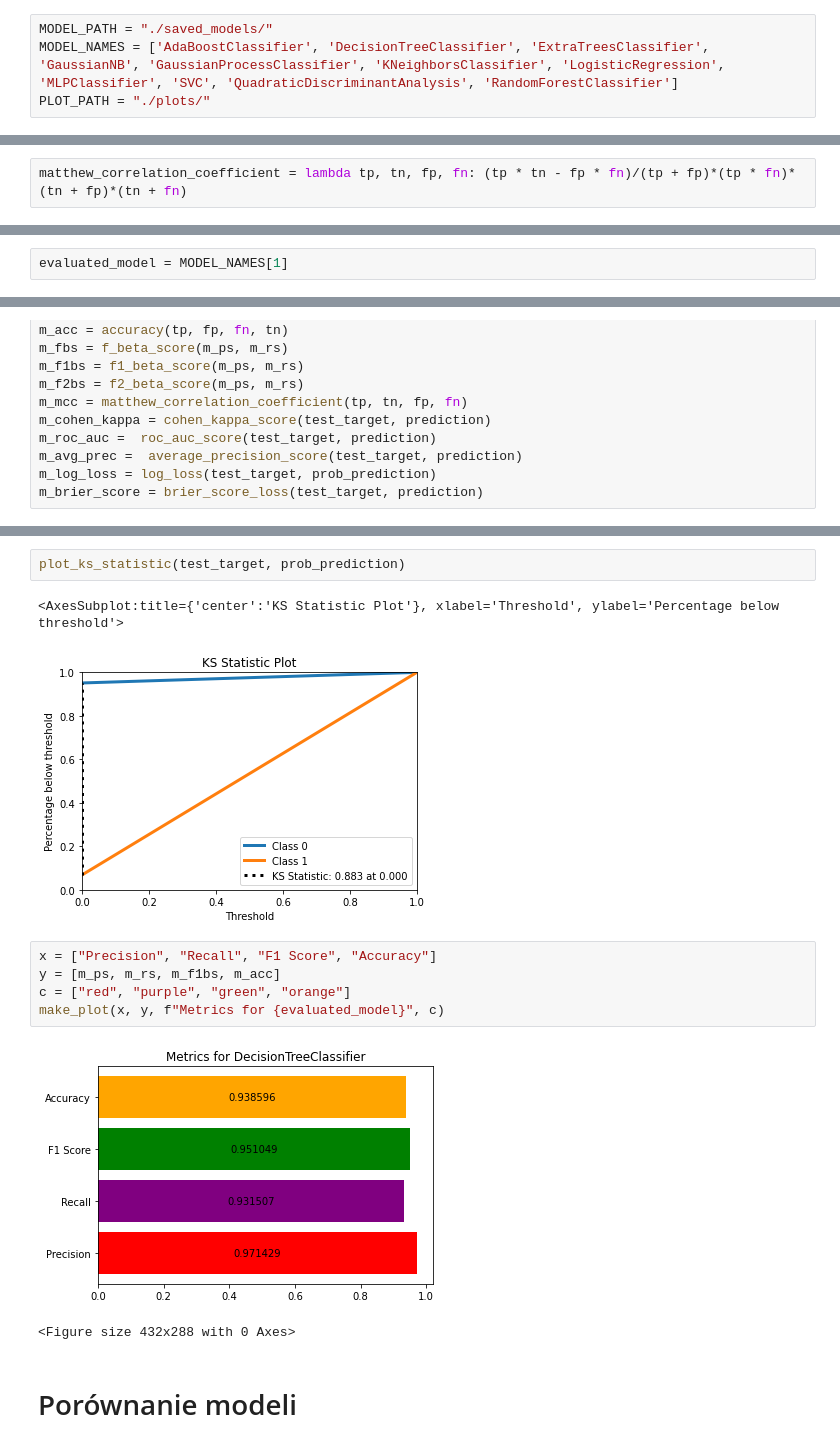
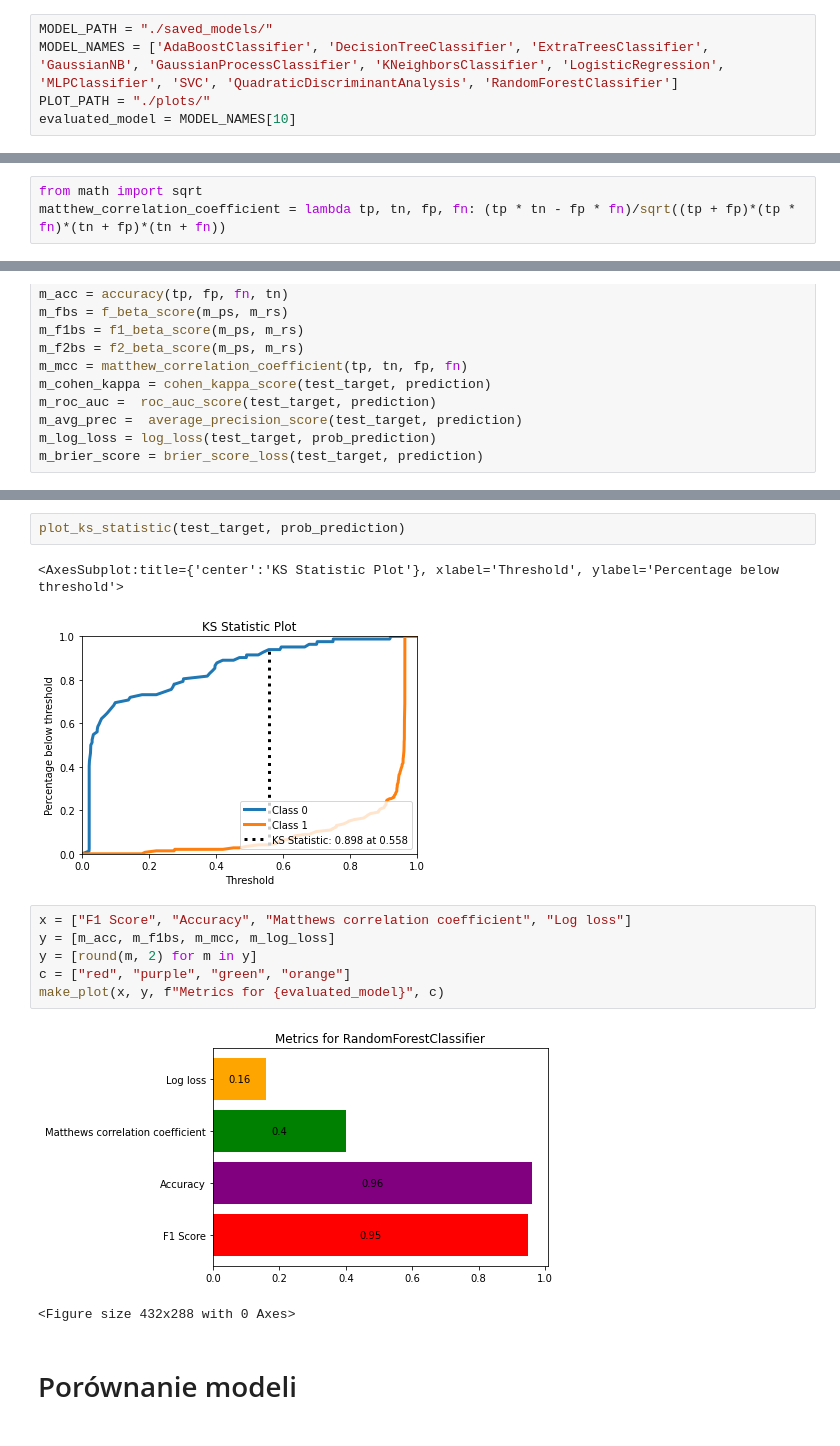
Before and after one commit to Rolkarolka/Classification-evaluation, a Jupyter notebook: Metrics.ipynb, the cells around one changed output, grey strips where cells are left out. Saved outputs shown, nothing was run; the diff lists cells and outputs as text.

```diff
--- a/Metrics.ipynb
+++ b/Metrics.ipynb
@@ -58,6 +7,7 @@ You should consider upgrading via the 'c:\Users\rokar\AppData\Local\Programs\Pyt
 MODEL_PATH = "./saved_models/"
 MODEL_NAMES = ['AdaBoostClassifier', 'DecisionTreeClassifier', 'ExtraTreesClassifier', 'GaussianNB', 'GaussianProcessClassifier', 'KNeighborsClassifier', 'LogisticRegression', 'MLPClassifier', 'SVC', 'QuadraticDiscriminantAnalysis', 'RandomForestClassifier']
 PLOT_PATH = "./plots/"
+evaluated_model = MODEL_NAMES[10]
 # %% [markdown]
 # Definicje metryk
 # %% [markdown]
@@ -117,7 +67,8 @@ f2_beta_score = lambda precision_score, recall_score: 5 * precision_score * reca
 # %% [markdown]
 Matthews correlation coefficient
 # %%
-matthew_correlation_coefficient = lambda tp, tn, fp, fn: (tp * tn - fp * fn)/(tp + fp)*(tp * fn)*(tn + fp)*(tn + fn)
+from math import sqrt
+matthew_correlation_coefficient = lambda tp, tn, fp, fn: (tp * tn - fp * fn)/sqrt((tp + fp)*(tp * fn)*(tn + fp)*(tn + fn))
 # %% [markdown]
 Cohen Kappa
 # %%
@@ -230,8 +181,6 @@ test_features = test.drop(columns="target")
 test_target = test["target"]
 # %% [markdown]
 Załadowanie modelu
-# %%
-evaluated_model = MODEL_NAMES[1]
 # %%
 with open(MODEL_PATH + evaluated_model, 'rb') as f:
     classifier = pickle.load(f)
@@ -323,14 +272,15 @@ plot_lift_curve(test_target, prob_prediction)
 plot_ks_statistic(test_target, prob_prediction)
 # %% [output]
 <AxesSubplot:title={'center':'KS Statistic Plot'}, xlabel='Threshold', ylabel='Percentage below threshold'>
-[figure, old version]
+[figure, new version]
 # %%
-x = ["Precision", "Recall", "F1 Score", "Accuracy"]
-y = [m_ps, m_rs, m_f1bs, m_acc]
+x = ["F1 Score", "Accuracy", "Matthews correlation coefficient", "Log loss"]
+y = [m_acc, m_f1bs, m_mcc, m_log_loss]
+y = [round(m, 2) for m in y]
 c = ["red", "purple", "green", "orange"]
 make_plot(x, y, f"Metrics for {evaluated_model}", c)
 # %% [output]
-[figure, old version]
+[figure, new version]
 <Figure size 432x288 with 0 Axes>
 # %% [markdown]
 # Porównanie modeli
```
Also changed, not shown: parts of 7 cells of this notebook, 6 other files.
